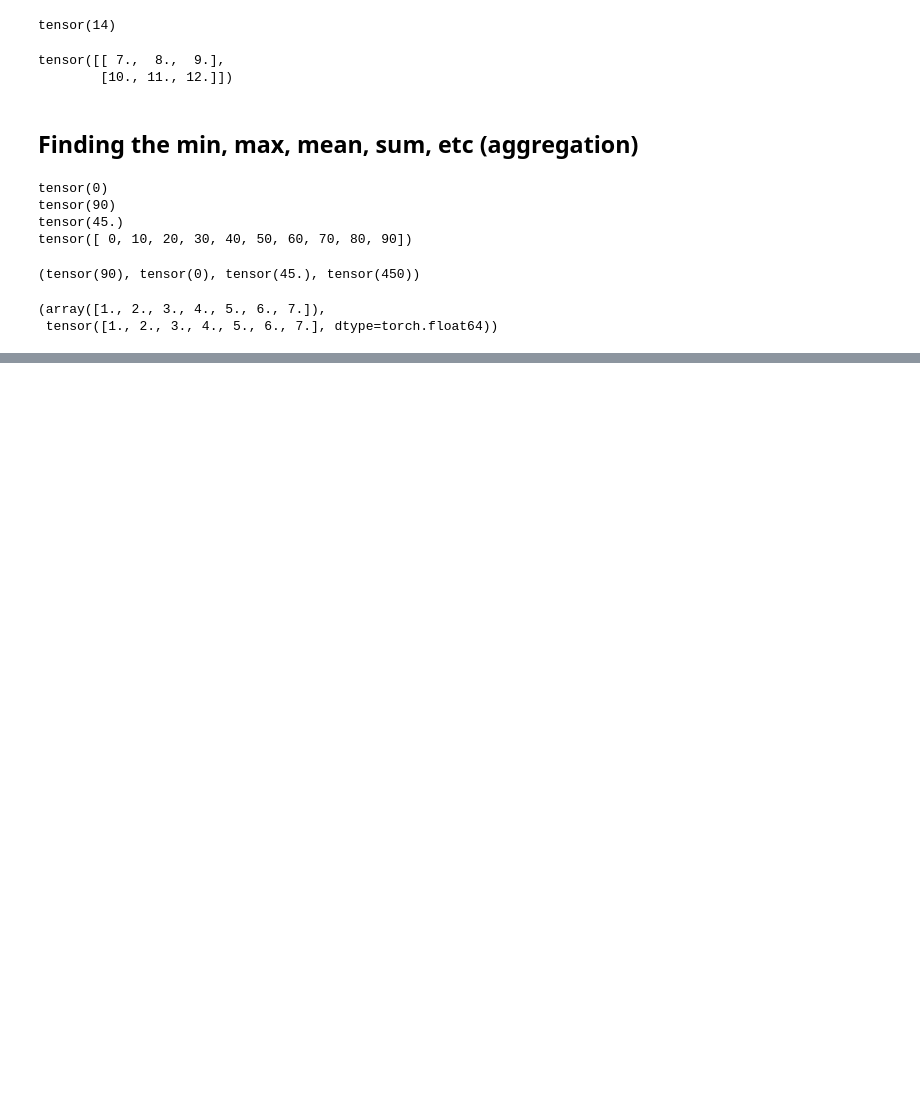
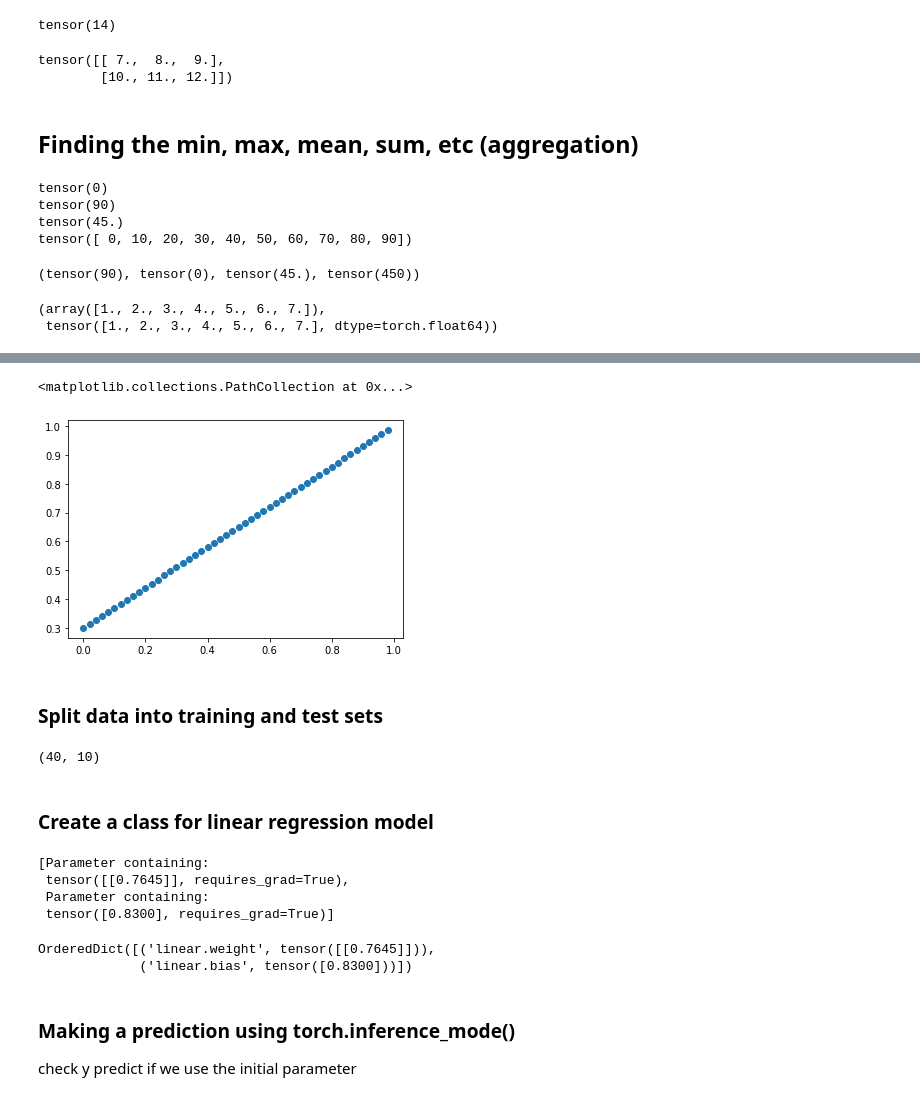
Before and after one commit to PattaWapee/pytorch_practice, a Jupyter notebook: learn_pytorch/01Test.ipynb, the cells around one changed output, grey strips where cells are left out. Saved outputs shown, nothing was run; the diff lists cells and outputs as text; code cells hidden in the pictures; blank space fills up the shorter version.

Commit message:
add standard workflow for pytorch in test notebook

```diff
--- a/learn_pytorch/01Test.ipynb
+++ b/learn_pytorch/01Test.ipynb
@@ -132,0 +142,13 @@ numpy_tensor = tensor.numpy() # will be dtype=float32 unless changed
+# %%
+# Create *known* parameters
+weight = 0.7
+bias = 0.3
+
+# Create data
+start = 0
+end = 1
+step = 0.02
+X = torch.arange(start, end, step).unsqueeze(dim=1)
+y = weight * X + bias
+
+X[:10], y[:10]
@@ -132,0 +176,16 @@ numpy_tensor = tensor.numpy() # will be dtype=float32 unless changed
+# %%
+plt.scatter(X, y)
+# %% [output]
+<matplotlib.collections.PathCollection at 0x...>
+[figure, added]
+# %% [markdown]
+### Split data into training and test sets
+# %%
+n_split = int(0.8 * len(X))
+X_train, y_train = X[:n_split], y[:n_split]
+X_test, y_test = X[n_split:], y[n_split:]
+len(X_train), len(X_test)
+# %% [output]
+(40, 10)
+# %% [markdown]
+### Create a class for linear regression model
@@ -132,0 +203,15 @@ numpy_tensor = tensor.numpy() # will be dtype=float32 unless changed
+# %%
+list(model.parameters())
+# %% [output]
+[Parameter containing:
+ tensor([[0.7645]], requires_grad=True),
+ Parameter containing:
+ tensor([0.8300], requires_grad=True)]
+# %%
+model.state_dict()
+# %% [output]
+OrderedDict([('linear.weight', tensor([[0.7645]])),
+             ('linear.bias', tensor([0.8300]))])
+# %% [markdown]
+### Making a prediction using torch.inference_mode()
+check y predict if we use the initial parameter
```
Also changed, not shown: parts of 18 cells of this notebook, 1 other file.
